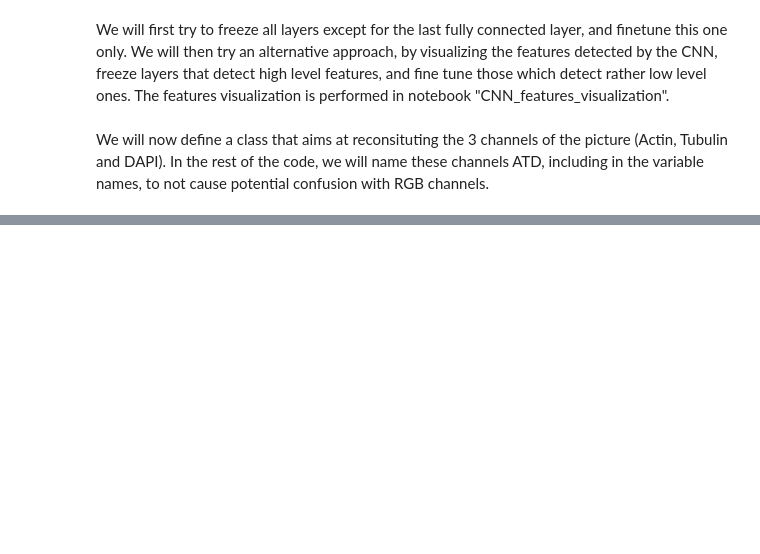
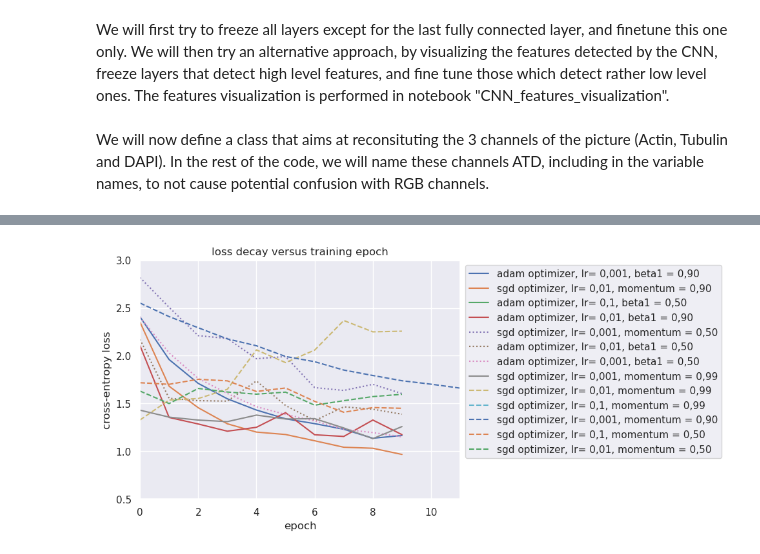
Before and after one commit to mattHG70/Cell2Structure, a Jupyter notebook: notebooks/finetuning.ipynb, the cells around one changed output, grey strips where cells are left out. Drawn from its saved outputs; the diff is of its cells as text; code cells hidden in the pictures; blank space fills up the shorter version.

Commit message:
added the plotting of loss decay curves

```diff
--- a/notebooks/finetuning.ipynb
+++ b/notebooks/finetuning.ipynb
@@ -26,15 +30,15 @@ torch.set_num_threads(15)  # Set the number of intra-op threads
 We will first try to freeze all layers except for the last fully connected layer, and finetune this one only. We will then try an alternative approach, by visualizing the features detected by the CNN, freeze layers that detect high level features, and fine tune those which detect rather low level ones. The features visualization is performed in notebook "CNN_features_visualization".
 # %%
 #freeze all parameters
-for param in model.parameters():
+for param in model_raw.parameters():
     param.requires_grad = False
 
 #replace the last fc layer
-num_ftrs = model.fc.in_features
-model.fc = torch.nn.Linear(num_ftrs, 13)
+num_ftrs = model_raw.fc.in_features
+model_raw.fc = torch.nn.Linear(num_ftrs, 13)
 
 #set parameters of last fc open for fine tunning
-for param in model.fc.parameters():
+for param in model_raw.fc.parameters():
     param.requires_grad = True
 # %% [markdown]
 We will now define a class that aims at reconsituting the 3 channels of the picture (Actin, Tubulin and DAPI). In the rest of the code, we will name these channels ATD, including in the variable names, to not cause potential confusion with RGB channels.
@@ -85,7 +89,7 @@ transform = transforms.Compose([
     transforms.Resize((512, 512)),
     transforms.ToTensor(),
 ])
-
-
-dataset = ATDImageDataset(root_dir='images/sorted_reduced/train', transform = transform)
-dataloader = DataLoader(dataset, batch_size=32, shuffle=True)
+# %%
+
+dataset_train = ATDImageDataset(root_dir='images/sorted_reduced/train', transform = transform)
+dataloader_train = DataLoader(dataset_train, batch_size=32, shuffle=True)
@@ -204,0 +222,44 @@ losses
+# %%
+root_dir = 'models/losses/fc_layer_finetuning_only'
+losses = os.listdir(root_dir)
+sns.set()
+
+#for each file in root dir
+i = 0 #counter of curves
+for loss in losses:
+    optim = loss.split('_')[0] #read optimizer name
+    lr = loss.split('_')[2][:-2] #read learning rate
+    param = loss.split('_')[1][4:] #read parameter and value
+    param_val = loss.split('_')[1][:4]
+
+    path = os.path.join(root_dir, loss)
+
+    #depending on how many curves we already have on the plot, change line style
+    if i > 3 and i < 7:
+        style = 'dotted'
+    elif i > 7:
+        style = 'dashed'
+    else:
+        style = 'solid'
+
+
+    #read the losses
+    with open(path, 'rb') as picklefile:
+
+        loss_list = pickle.load(picklefile)
+
+        #plot the losses
+        plt.plot(loss_list,
+                 label = '{} optimizer, lr= {}, {} = {}'.format(optim, lr, param, param_val),
+                 linestyle = style)
+    i += 1
+
+plt.legend(bbox_to_anchor=(1, 1), loc='upper left')
+plt.xlabel('epoch')
+plt.ylabel('cross-entropy loss')
+plt.ylim(0.5,3)
+plt.xlim(0,11)
+plt.title('loss decay versus training epoch')
+plt.show()
+# %% [output]
+[figure, added]
```
Also changed, not shown: parts of 8 cells of this notebook.
